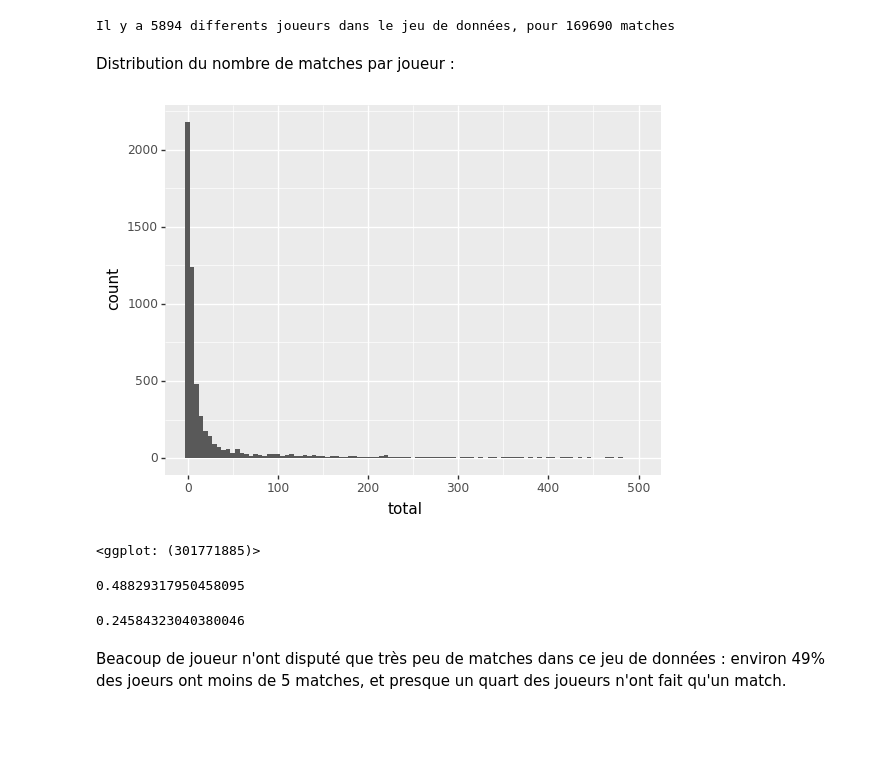
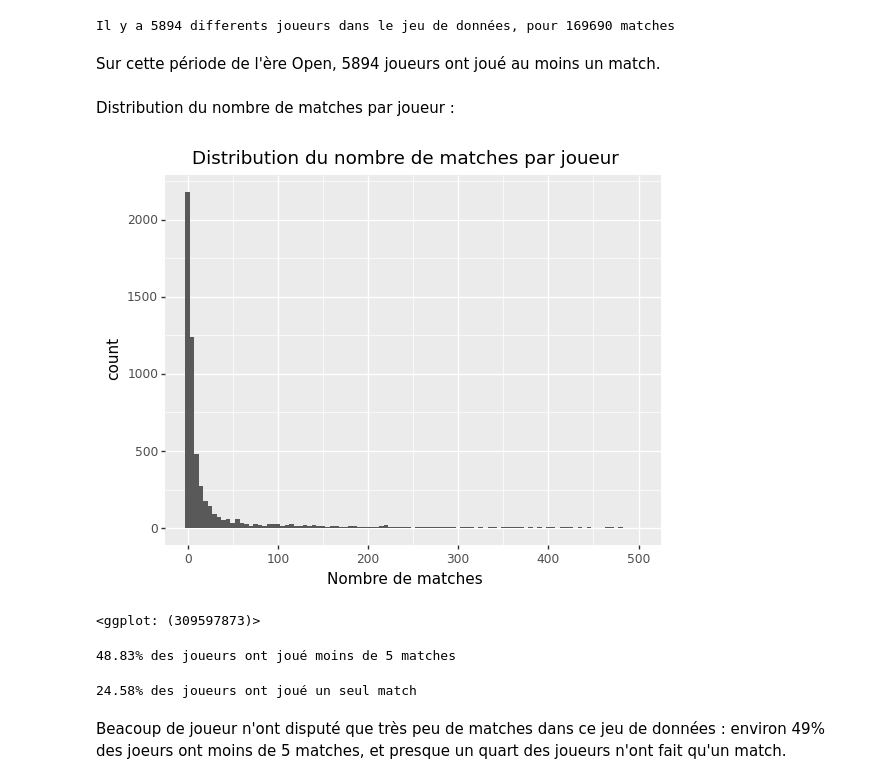
Before and after one commit to antoinemertz/tennis-game-prediction, a Jupyter notebook: notebooks/eda.ipynb, the cells around one changed output. Drawn from its saved outputs; the diff is of its cells as text; code cells hidden in the pictures; blank space fills up the shorter version.

```diff
--- a/notebooks/eda.ipynb
+++ b/notebooks/eda.ipynb
@@ -101,6 +150,6 @@ df = df.rename({'round': 'tourney_stage'}, axis='columns')
 # %%
 df['tourney_date'] = pd.to_datetime(df['tourney_date'], format="%Y%m%d")
-df = df.sort_values(['tourney_date', 'match_num'])
+df = df.sort_values(['tourney_date', 'tourney_id', 'match_num'])
 # %%
 df['tourney_year'] = df['tourney_date'].dt.year
 # %% [markdown]
@@ -109,0 +161,2 @@ df['surface'] = df['surface'].replace({'None': np.nan})
+# %%
+df.loc[df['l_bpSaved'] < 0, 'l_bpSaved'] = 0
@@ -183,6 +251,8 @@ Periode d'observation : du 1968-01-19 00:00:00 au 2019-02-25 00:00:00
 print("Il y a {} differents joueurs dans le jeu de données, pour {} matches".format(len(players), df.shape[0]))
 # %% [output]
 Il y a 5894 differents joueurs dans le jeu de données, pour 169690 matches
+# %% [markdown]
+<font color="grey-black">Sur cette période de l'ère Open, 5894 joueurs ont joué au moins un match.</font>
 # %% [markdown]
 <font color="grey-black">Distribution du nombre de matches par joueur :</font>
 # %%
@@ -199,20 +269,22 @@ nb_matches = pd.merge(nb_matches, players_data, how='left')
 # %%
 (
     ggplot(nb_matches, aes(x='total'))
     + geom_histogram(binwidth=5)
     + coord_cartesian(xlim=(0, 500))
+    + xlab("Nombre de matches")
+    + ggtitle("Distribution du nombre de matches par joueur")
 )
 # %% [output]
-[figure, old version]
+[figure, new version]
-<ggplot: (301771885)>
+<ggplot: (309597873)>
 # %%
-sum(nb_matches['total'] < 5) / nb_matches.shape[0]
+print("{:.2f}% des joueurs ont joué moins de 5 matches".format(sum(nb_matches['total'] < 5) / nb_matches.shape[0] * 100))
 # %% [output]
-0.48829317950458095
+48.83% des joueurs ont joué moins de 5 matches
 # %%
-sum(nb_matches['total'] == 1) / nb_matches.shape[0]
+print("{:.2f}% des joueurs ont joué un seul match".format(sum(nb_matches['total'] == 1) / nb_matches.shape[0] * 100))
 # %% [output]
-0.24584323040380046
+24.58% des joueurs ont joué un seul match
 # %% [markdown]
 <font color="grey-black">Beacoup de joueur n'ont disputé que très peu de matches dans ce jeu de données : environ 49% des joeurs ont moins de 5 matches, et presque un quart des joueurs n'ont fait qu'un match.</font>
 # %% [markdown]
```
Also changed, not shown: parts of 87 cells of this notebook.
